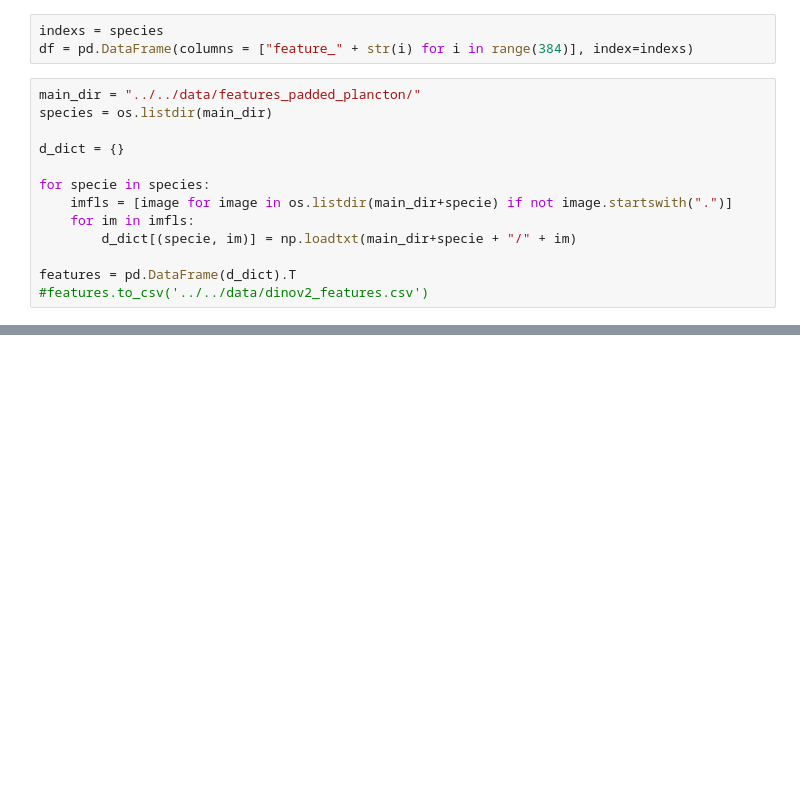
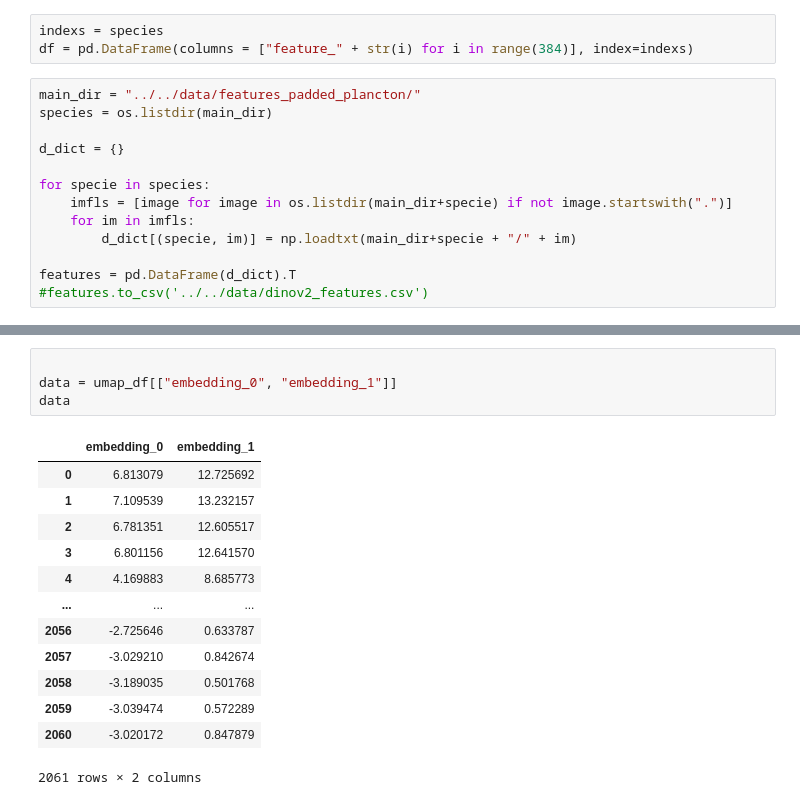
Before and after one commit to evengar/FYS-STK4155-Project3, a Jupyter notebook: examples/tests_eb/structure_tests.ipynb, the cells around one changed output, grey strips where cells are left out. Drawn from its saved outputs; the diff is of its cells as text; blank space fills up the shorter version.

```diff
--- a/examples/tests_eb/structure_tests.ipynb
+++ b/examples/tests_eb/structure_tests.ipynb
@@ -159,0 +177,18 @@ plt.show()
+# %%
+
+data = umap_df[["embedding_0", "embedding_1"]]
+data
+# %% [output]
+|  | embedding_0 | embedding_1 |
+| 0 | 6.813079 | 12.725692 |
+| 1 | 7.109539 | 13.232157 |
+| 2 | 6.781351 | 12.605517 |
+| 3 | 6.801156 | 12.641570 |
+| 4 | 4.169883 | 8.685773 |
+| ... | ... | ... |
+| 2056 | -2.725646 | 0.633787 |
+| 2057 | -3.029210 | 0.842674 |
+| 2058 | -3.189035 | 0.501768 |
+| 2059 | -3.039474 | 0.572289 |
+| 2060 | -3.020172 | 0.847879 |
+2061 rows × 2 columns
```
Also changed, not shown: parts of 9 cells of this notebook, 6 other files.
